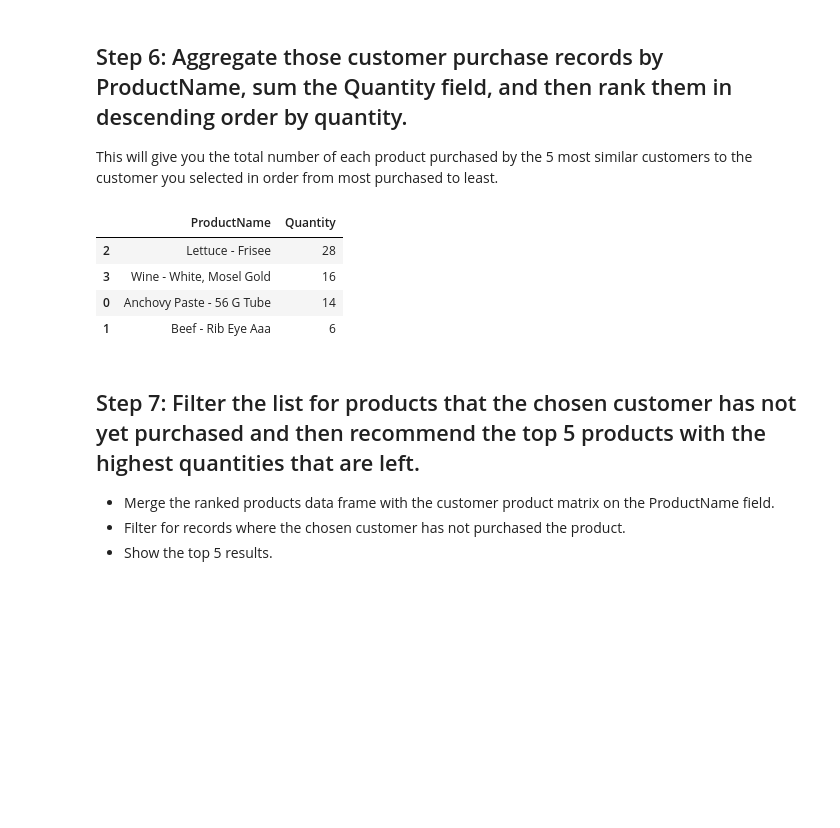
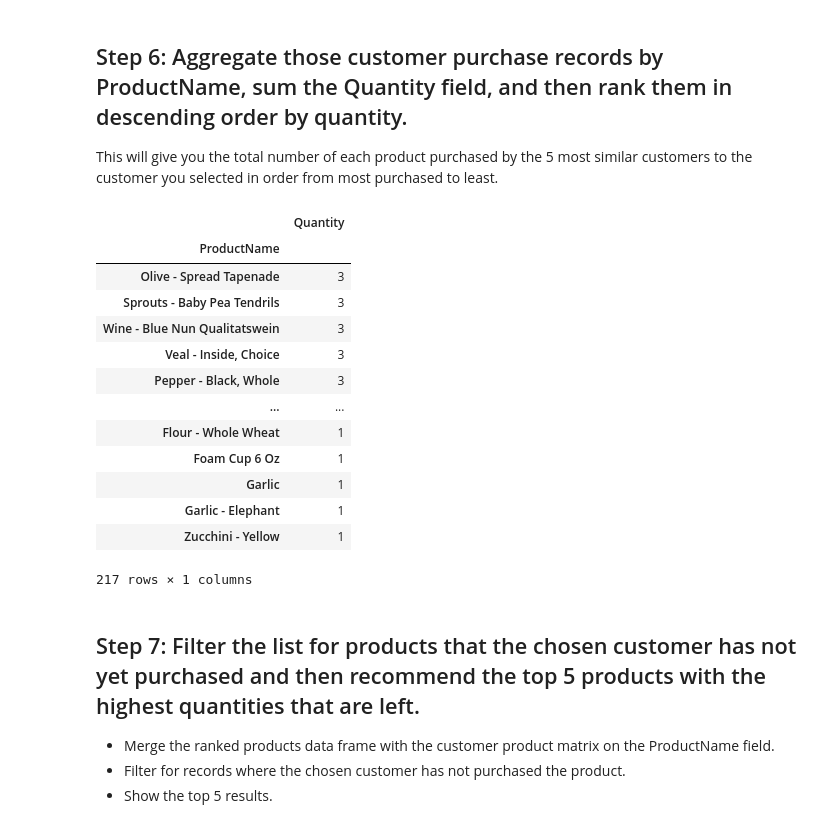
Before and after one commit to mohamedelmarraki/dataptmad1121_labs, a Jupyter notebook: extra-work/m2/lab-intro-recommender-systems/your-code/main.ipynb, the cells around one changed output. Saved outputs shown, nothing was run; the diff lists cells and outputs as text; code cells hidden in the pictures; blank space fills up the shorter version.

```diff
--- a/extra-work/m2/lab-intro-recommender-systems/your-code/main.ipynb
+++ b/extra-work/m2/lab-intro-recommender-systems/your-code/main.ipynb
@@ -51,9 +52,9 @@ Group_by
 
 The rows of the matrix should represent the products, the columns should represent the customers, and the values should be the quantities of each product purchased by each customer. You will also need to replace nulls with zeros, which you can do using the `fillna` method.
 # %%
-Customer_ID = pd.pivot_table(data,values='Quantity', index=['ProductName'],
-                    columns=['CustomerID'])
-Customer_ID.fillna(0, inplace = True)
-trans_customerID = Customer_ID.transpose()
-trans_customerID
+customer_product = pd.pivot_table(data, values='Quantity', index='ProductName',
+                           columns='CustomerID',aggfunc=np.sum, fill_value=0)
+
+
+customer_product
 # %% [output]
@@ -74,10 +75,8 @@ trans_customerID
 # %% [markdown]
 ## Step 3: Create a customer similarity matrix using `squareform` and `pdist`. For the distance metric, choose "euclidean."
 # %%
-euclidean = pd.DataFrame(1/(1 + squareform(pdist(trans_customerID, 'euclidean'))),
-                                index=Customer_ID.columns,
-                                columns=Customer_ID.columns)
-
-euclidean
+distance = pd.DataFrame(1/(1 + squareform(pdist(customer_product.T, 'euclidean'))),
+                       index=customer_product.columns, columns=customer_product.columns)
+distance
 # %% [output]
 | CustomerID | 33 | 200 | 264 | 356 | 412 | 464 | 477 | 639 | 649 | 669 | ... | ... |
@@ -97,7 +96,7 @@ euclidean
 # %% [markdown]
 ## Step 4: Check your results by generating a list of the top 5 most similar customers for a specific CustomerID.
 # %%
-similar_customer = euclidean[200].sort_values(ascending=False)[1:6]
+similar_customer = distance[412].sort_values(ascending=False)[1:6] #SOLO QUEREMOS VER 5 RESULTADOS PARA UN CLIENTE DETERMINADO
 similar_customer
 # %% [output]
 CustomerID
@@ -110,6 +109,6 @@ Name: 200, dtype: float64
 # %% [markdown]
 ## Step 5: From the data frame you created in Step 1, select the records for the list of similar CustomerIDs you obtained in Step 4.
 # %%
-records_customers = data.loc[similar_customer.index]
+records_customers = df2.loc[similar_customer.index]
 records_customers
 # %% [output]
@@ -125,14 +131,23 @@ records_customers
 
 This will give you the total number of each product purchased by the 5 most similar customers to the customer you selected in order from most purchased to least.
 # %%
-qty_rank=records_customers.groupby(['ProductName'],as_index=False)['Quantity'].sum().sort_values(by='Quantity',ascending=False)
-qty_rank
+aggregate_product = records_customers.groupby('ProductName').sum().sort_values(by= "Quantity", ascending=False)
+aggregate_product
 # %% [output]
-|  | ProductName | Quantity |
-| 2 | Lettuce - Frisee | 28 |
-| 3 | Wine - White, Mosel Gold | 16 |
-| 0 | Anchovy Paste - 56 G Tube | 14 |
-| 1 | Beef - Rib Eye Aaa | 6 |
+|  | Quantity |
+| ProductName |  |
+| Olive - Spread Tapenade | 3 |
+| Sprouts - Baby Pea Tendrils | 3 |
+| Wine - Blue Nun Qualitatswein | 3 |
+| Veal - Inside, Choice | 3 |
+| Pepper - Black, Whole | 3 |
+| ... | ... |
+| Flour - Whole Wheat | 1 |
+| Foam Cup 6 Oz | 1 |
+| Garlic | 1 |
+| Garlic - Elephant | 1 |
+| Zucchini - Yellow | 1 |
+217 rows × 1 columns
 # %% [markdown]
 ## Step 7: Filter the list for products that the chosen customer has not yet purchased and then recommend the top 5 products with the highest quantities that are left.
 
```
Also changed, not shown: parts of 11 cells of this notebook.
